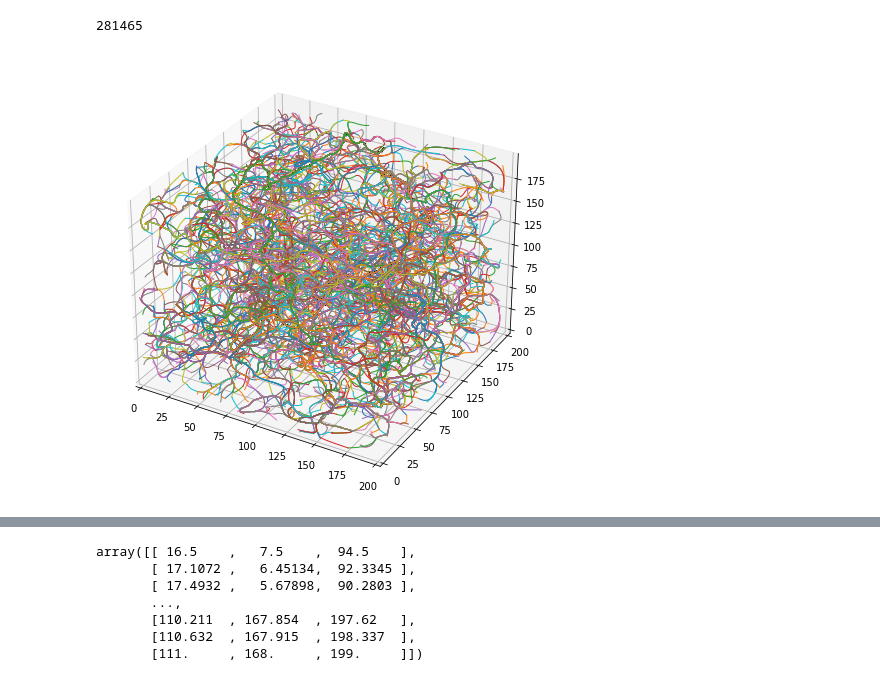
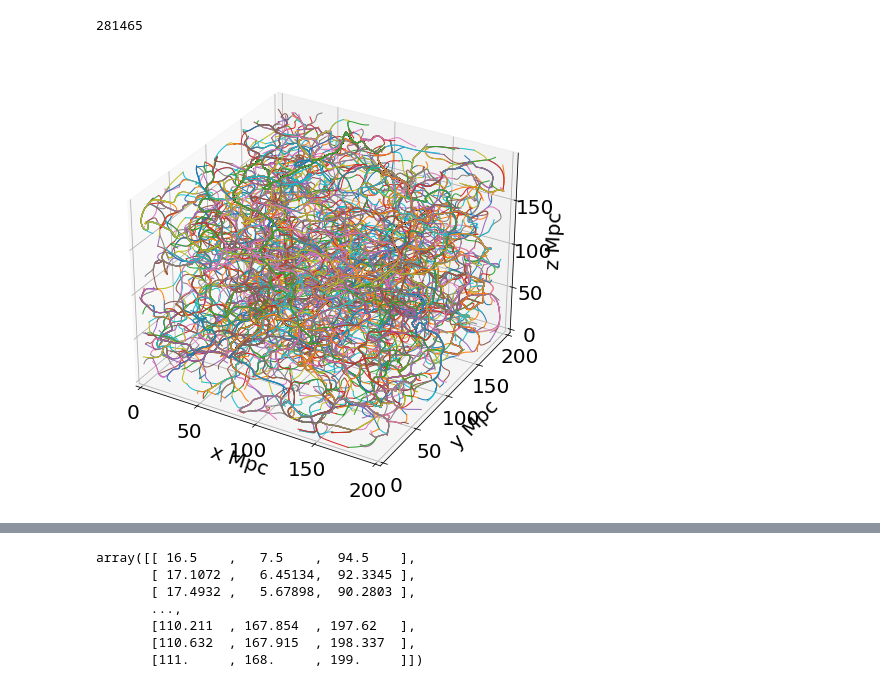
Before and after one commit to jsuarez314/alignment_desi, a Jupyter notebook: Data_TCW.ipynb, the cells around one changed output, grey strips where cells are left out. Cells and saved outputs as stored; diff of their text form; code cells hidden in the pictures.

```diff
--- a/Data_TCW.ipynb
+++ b/Data_TCW.ipynb
@@ -5,6 +5,15 @@ import pylab as pl
 import os
 import time
 from itertools import chain
+# %%
+params = {'legend.fontsize': '20',
+          'figure.figsize': (10, 10),
+         'axes.labelsize': '20',
+         'axes.titlesize':'20',
+         'xtick.labelsize':'20',
+         'ytick.labelsize':'20',
+         'axes.labelpad' : '20'}
+pl.rcParams.update(params)
 # %%
 data = np.loadtxt("../../data/TracingTheCosmicWeb_PublicData/fof_catalog_200Mpc512.txt", skiprows=3)
 N_real = len(data)
@@ -32,20 +41,23 @@ FILA = np.zeros(N_fila, dtype=object)
 # %%
 jj = ii+2
 # print(doc[jj][0].replace('\n','').split(' ')[2])
 fig = pl.figure(figsize=(8,8), rasterized=True)
 ax = pl.axes(projection='3d')
+ax.set_xlabel('x Mpc')
+ax.set_ylabel('y Mpc')
+ax.set_zlabel('z Mpc')
 
 for i in range(N_fila):
     jj_new = jj + int(doc[jj].replace('\n','').split(' ')[2]) + 1
     FILA[i] = np.array([a.replace('\n','').split(' ')[1:] for a in doc[jj+1:jj_new]], dtype=float)
     # print(jj,jj_new)
     # print(doc[jj].replace('\n',''),doc[jj_new])
     ax.plot3D(FILA[i][:,0], FILA[i][:,1], FILA[i][:,2], lw=1)
     jj = jj_new
 
 pl.xlim(0,200)
 pl.ylim(0,200)
-pl.savefig('./figs/TCW_filaments.pdf', bbox_inches='tight', renderized=True)
+pl.savefig('./figs/TCW_filaments.pdf', bbox_inches='tight')
 pl.show()
 # %% [output]
-[figure, old version]
+[figure, new version]
```
Also changed, not shown: parts of 3 cells of this notebook, 12 other files.
